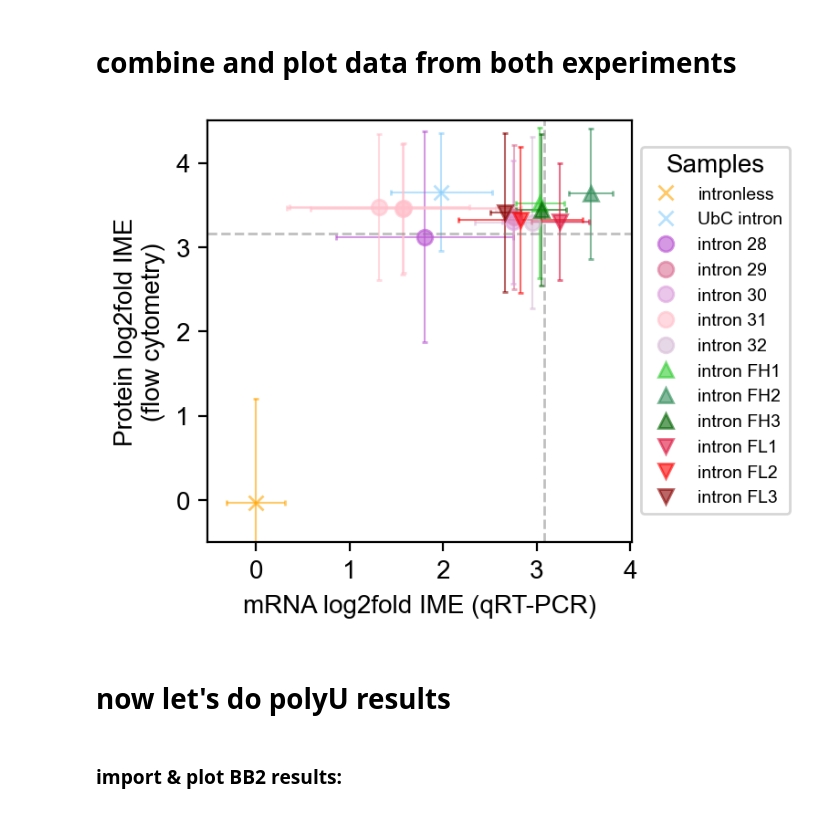
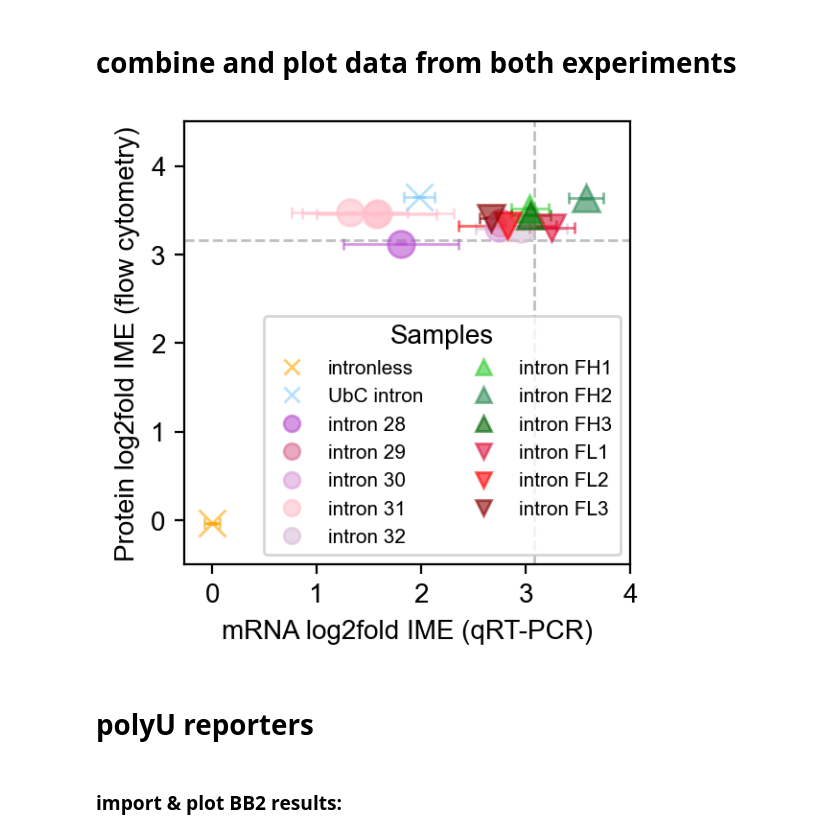
Before and after one commit to ejkk0/IME, a Jupyter notebook: Notebooks/08 Individual reporter qPCR + FACS.ipynb, the cells around one changed output. Cells and saved outputs as stored; diff of their text form; code cells hidden in the pictures.

Commit message:
Updated notebooks with high resolution figures and changes for revisions.

```diff
--- a/Notebooks/08 Individual reporter qPCR + FACS.ipynb
+++ b/Notebooks/08 Individual reporter qPCR + FACS.ipynb
@@ -348,8 +348,10 @@ data = {
     'Sample': samples2plot,
     'qPCR_mean': [np.mean(qPCR_data.GFP2dTom[qPCR_data.sample_type==s]) for s in samples2plot],
     'qPCR_std': [np.std(qPCR_data.GFP2dTom[qPCR_data.sample_type==s]) for s in samples2plot],
+    'qPCR_sem': [sp.stats.sem(qPCR_data.GFP2dTom[qPCR_data.sample_type==s]) for s in samples2plot],
     'flow_mean': [np.mean(np.ma.masked_invalid(flow_data.GFP2dTom[flow_data.sample_type==s])) for s in samples2plot],
-    'flow_std': [np.std(np.ma.masked_invalid(flow_data.GFP2dTom[flow_data.sample_type==s])) for s in samples2plot]
+    'flow_std': [np.std(np.ma.masked_invalid(flow_data.GFP2dTom[flow_data.sample_type==s])) for s in samples2plot],
+    'flow_sem': [sp.stats.sem(np.ma.masked_invalid(flow_data.GFP2dTom[flow_data.sample_type==s])) for s in samples2plot]
 }
 df = pd.DataFrame(data)
 # %%
@@ -366,41 +368,47 @@ samplecolors=['orange',#'goldenrod',
 
 samplemarkers=['x']*2+['o']*7+['^']*3+['v']*3
 
 
-# Create the scatter plot with error bars
+# Create the scatter plot with STD error bars
 plt.figure(figsize=(3, 3))
 legend_elements = []
 for i, row in df.iterrows():
     plt.errorbar(
         x=row['qPCR_mean'], y=row['flow_mean'],
-        xerr=row['qPCR_std'], yerr=row['flow_std'],
-        fmt=samplemarkers[i], capsize=1, linewidth=0.75,
+        xerr=row['qPCR_sem'], yerr=row['flow_sem'],
+        fmt=samplemarkers[i], capsize=2, linewidth=1,
+        markersize=10,
         color=samplecolors[i], alpha=0.6
     )
     if i in [7,8]:
         continue
     legend_elements.append(Line2D([0],[0],
                                   marker=samplemarkers[i],
                                   markerfacecolor=samplecolors[i],
                                   markeredgecolor=samplecolors[i],
                                   alpha=0.6,
                                   linewidth=0,
                                   label=samplenames[i]))
 
 plt.xlabel('mRNA log2fold IME (qRT-PCR)')
-plt.ylabel('Protein log2fold IME\n(flow cytometry)')
+plt.ylabel('Protein log2fold IME (flow cytometry)')
+plt.xticks([0,1,2,3,4])
 
 plt.axhline(np.log2(8.93), c='grey',alpha=0.5, linewidth=1, linestyle='--')
 plt.axvline(np.log2(8.44), c='grey',alpha=0.5, linewidth=1, linestyle='--')
 #plt.title('Validation of cloned individual random introns')
 
 plt.ylim(-0.5, 4.5)
-plt.legend(title='Samples',handles=legend_elements, fontsize=7, bbox_to_anchor=(1,0.96))
+plt.legend(title='Samples',handles=legend_elements, fontsize=7.5, ncol=2,
+           #bbox_to_anchor=(1,1),
+          loc=4
+          )
+plt.savefig('figures/Fig5E.png', dpi=900, bbox_inches='tight')
 plt.show()
 # %% [output]
-[figure, old version]
+[figure, new version]
 # %% [markdown]
-# now let's do polyU results
+# polyU reporters
 # %% [markdown]
 ### import & plot BB2 results:
 # %%
```
Also changed, not shown: parts of 5 cells of this notebook, 10 other files.
